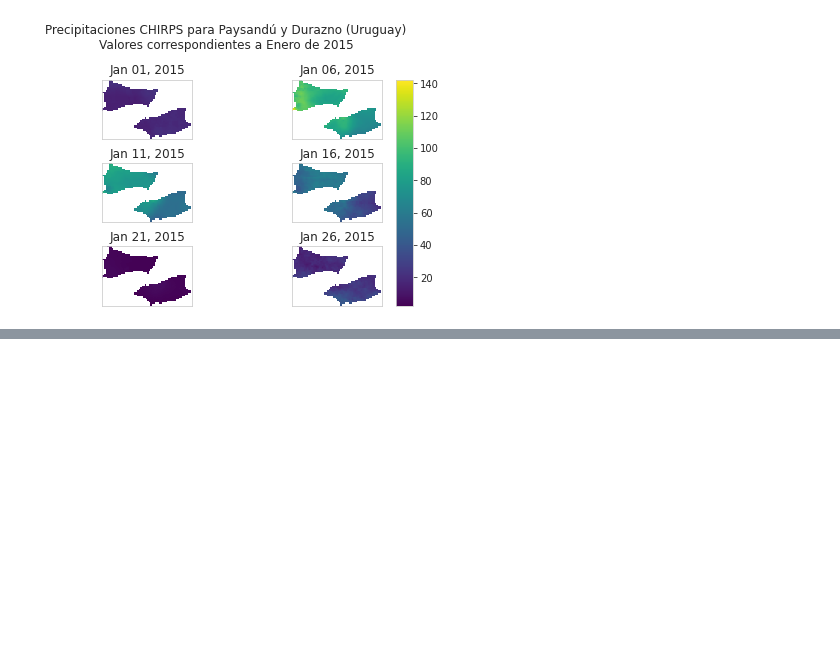
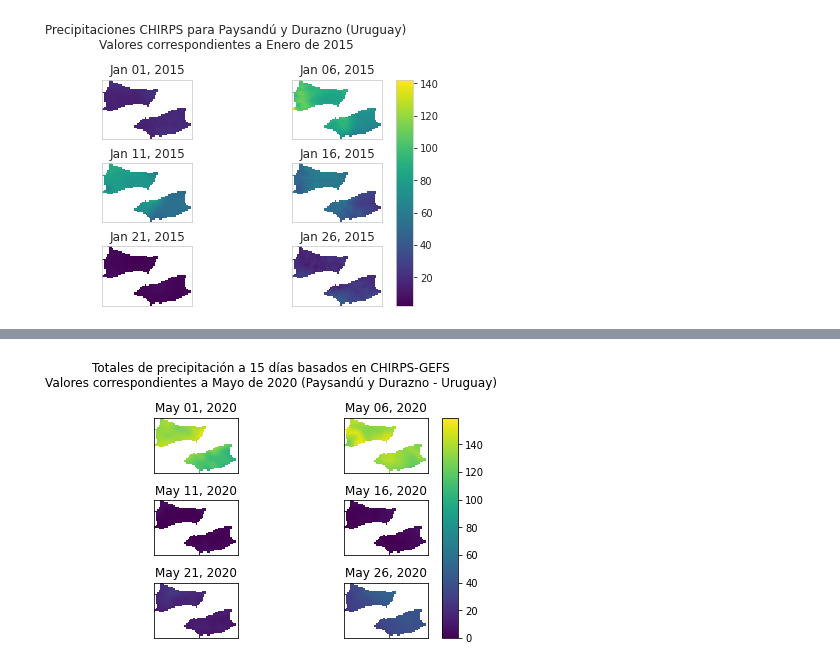
Before and after one commit to CRC-SAS/web-services-python, a Jupyter notebook: apidoc.ipynb, the cells around one changed output, grey strips where cells are left out. Saved outputs shown, nothing was run; the diff lists cells and outputs as text; code cells hidden in the pictures; blank space fills up the shorter version.

Commit message:
Agregado de: documentación sobre ESI, documentación para CHIRPS-GEFS, tipo de estación (servicios de metadatos), documentación sobre estado de variables

```diff
--- a/apidoc.ipynb
+++ b/apidoc.ipynb
@@ -1175,0 +1238,25 @@ plt.show()
+# %%
+# Buscar pronosticado de lluvias a 15 días usando CHIRPS-GEFS
+# para Mayo de 2020 (departamentos de Paysandú y Durazno (UY).
+fecha_desde     = dateutil.parser.parse("2020-05-01").isoformat()
+fecha_hasta     = dateutil.parser.parse("2020-05-31").isoformat()
+url_chirps      = f"{base_url}/chirps/pronostico/forecasted_total/3/{fecha_desde}/{fecha_hasta}"
+zona_geojson    = os.getcwd() + "/data/ZonasEjemplo.geojson"
+fechas, rasters = consumir_servicio_espacial(url=url_chirps, usuario=usuario_default, clave=clave_default,
+                                            archivo_geojson_zona=zona_geojson, raster_var_tag='forecasted_total')
+
+# Graficar rasters de CHIRPS
+figure, axes = plt.subplots(nrows=math.ceil(len(fechas)/2), ncols=1+(1%len(fechas)),
+                            constrained_layout=True)
+_ = figure.suptitle('Totales de precipitación a 15 días basados en CHIRPS-GEFS\n'
+                    'Valores correspondientes a Mayo de 2020 (Paysandú y Durazno - Uruguay)')
+
+for ax, fecha, raster in zip(figure.get_axes(), fechas, rasters):
+    __ = ax.set_title(fecha.strftime("%b %d, %Y")), ax.set_xticks([]), ax.set_yticks([])
+    im = ax.imshow(raster if len(fechas) > 1 else rasters, vmin=rasters.min(), vmax=rasters.max(), cmap='viridis')
+
+_ = figure.colorbar(im, ax=figure.get_axes())
+
+plt.show()
+# %% [output]
+[figure, added]
```
Also changed, not shown: parts of 22 cells of this notebook, 7 other files.
